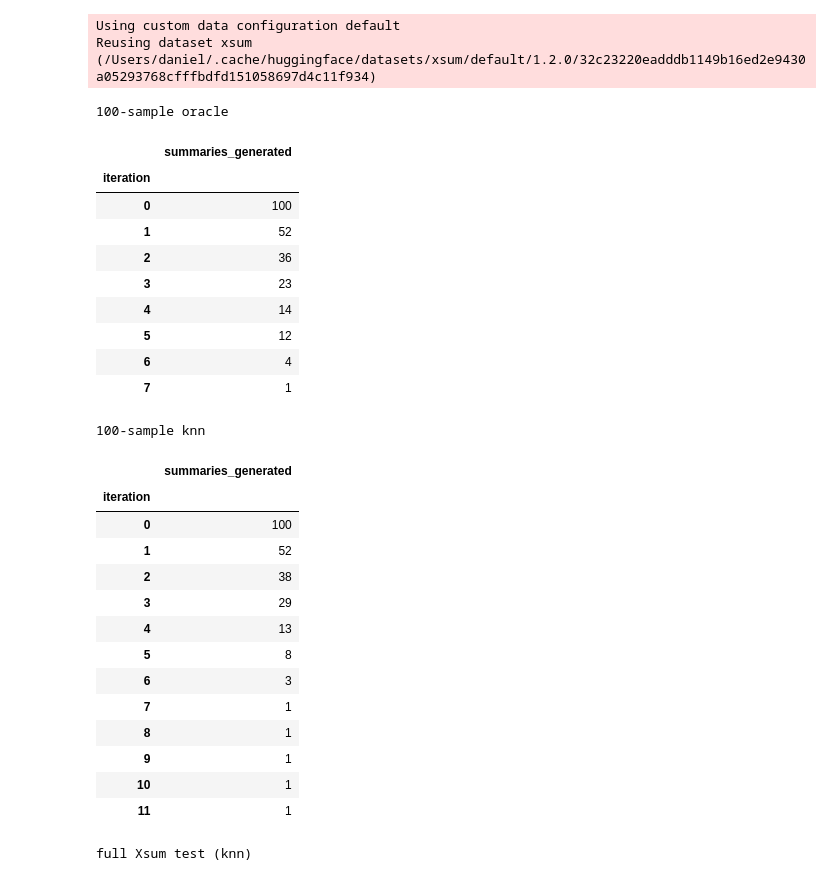
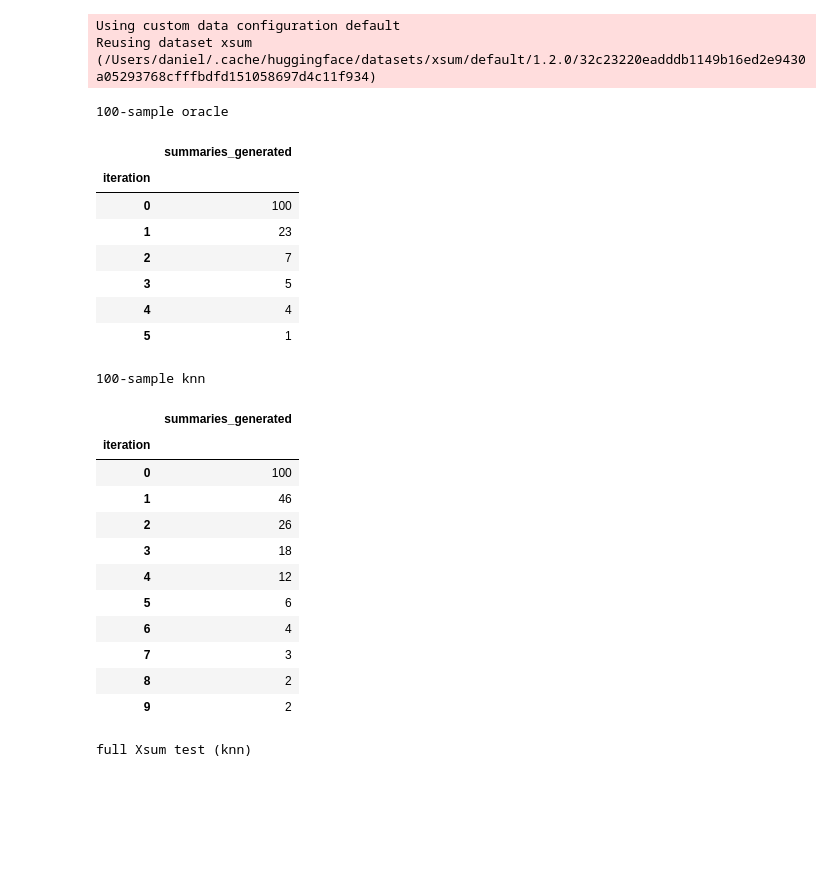
Before and after one commit to danton-nlp/GEF, a Jupyter notebook: plot-iteration-convergence.ipynb, the cells around one changed output. Drawn from its saved outputs; the diff is of its cells as text; code cells hidden in the pictures; blank space fills up the shorter version.

```diff
--- a/plot-iteration-convergence.ipynb
+++ b/plot-iteration-convergence.ipynb
@@ -3,6 +3,8 @@ import pandas as pd
 import json
 import numpy as np
 from src.data_utils import load_xsum_dict
+import matplotlib.pyplot as plt
+import seaborn as sns
 
 xsum_test = load_xsum_dict("test")
 
@@ -19,63 +21,60 @@ def read_logs(path):
         data.append(result_obj)
 
     return pd.DataFrame(data).set_index("iteration")
 
 def normalize_df(df):
     return df / df.sum()
 
 
 # dataset = "pegasus"
 # dataset = "bart-test-extrinsic-100"
 dataset = "bart-full"
 
-# bart_full_iteration_stats = normalize_df(read_logs("results/iteration-changes/bart-full-classifier-knnv1.json"))
-# bart_oracle_100_iteration_stats = normalize_df(read_logs("results/iteration-changes/bart-test-extrinsic-100-oracle.json"))
-# bart_knn_100_iteration_stats = normalize_df(read_logs("results/iteration-changes/bart-test-extrinsic-100-classifier-knnv1.json"))
-bart_full_iteration_stats = read_logs("results/iteration-changes/bart-full-classifier-knnv1.json")
-bart_oracle_100_iteration_stats = read_logs("results/iteration-changes/bart-test-extrinsic-100-oracle.json")
-bart_knn_100_iteration_stats = read_logs("results/iteration-changes/bart-test-extrinsic-100-classifier-knnv1.json")
+# full_iteration_stats = read_logs("results/iteration-changes/bart-full-classifier-knnv1.json")
+# oracle_100_iteration_stats = read_logs("results/iteration-changes/bart-test-extrinsic-100-oracle.json")
+# knn_100_iteration_stats = read_logs("results/iteration-changes/bart-test-extrinsic-100-classifier-knnv1.json")
+
+full_iteration_stats = read_logs("results/iteration-changes/pegasus-full-classifier-knnv1.json")
+oracle_100_iteration_stats = read_logs("results/iteration-changes/pegasus-test-extrinsic-75-oracle.json")
+knn_100_iteration_stats = read_logs("results/iteration-changes/pegasus-test-extrinsic-75-classifier-knnv1.json")
 
 print('100-sample oracle')
-display(bart_oracle_100_iteration_stats)
+display(oracle_100_iteration_stats)
 print('100-sample knn')
-display(bart_knn_100_iteration_stats)
+display(knn_100_iteration_stats)
 print('full Xsum test (knn)')
-display(bart_full_iteration_stats)
+display(full_iteration_stats)
 
 experiment_raw_data = {
-    'bart-full': bart_full_iteration_stats,
-    'bart-oracle-100': bart_oracle_100_iteration_stats,
-    'bart-knn-100': bart_knn_100_iteration_stats
+    'full': full_iteration_stats,
+    'oracle-100': oracle_100_iteration_stats,
+    'knn-100': knn_100_iteration_stats
 }
 # %% [output]
 Using custom data configuration default
 Reusing dataset xsum (/Users/daniel/.cache/huggingface/datasets/xsum/default/1.2.0/32c23220eadddb1149b16ed2e9430a05293768cfffbdfd151058697d4c11f934)
 100-sample oracle
 |  | summaries_generated |
 | iteration |  |
 | 0 | 100 |
-| 1 | 52 |
-| 2 | 36 |
-| 3 | 23 |
-| 4 | 14 |
-| 5 | 12 |
-| 6 | 4 |
-| 7 | 1 |
+| 1 | 23 |
+| 2 | 7 |
+| 3 | 5 |
+| 4 | 4 |
+| 5 | 1 |
 100-sample knn
 |  | summaries_generated |
 | iteration |  |
 | 0 | 100 |
-| 1 | 52 |
-| 2 | 38 |
-| 3 | 29 |
-| 4 | 13 |
-| 5 | 8 |
-| 6 | 3 |
-| 7 | 1 |
-| 8 | 1 |
-| 9 | 1 |
-| 10 | 1 |
-| 11 | 1 |
+| 1 | 46 |
+| 2 | 26 |
+| 3 | 18 |
+| 4 | 12 |
+| 5 | 6 |
+| 6 | 4 |
+| 7 | 3 |
+| 8 | 2 |
+| 9 | 2 |
 full Xsum test (knn)
 |  | summaries_generated |
 | iteration |  |
```
Also changed, not shown: parts of 11 cells of this notebook, 3 other files.
